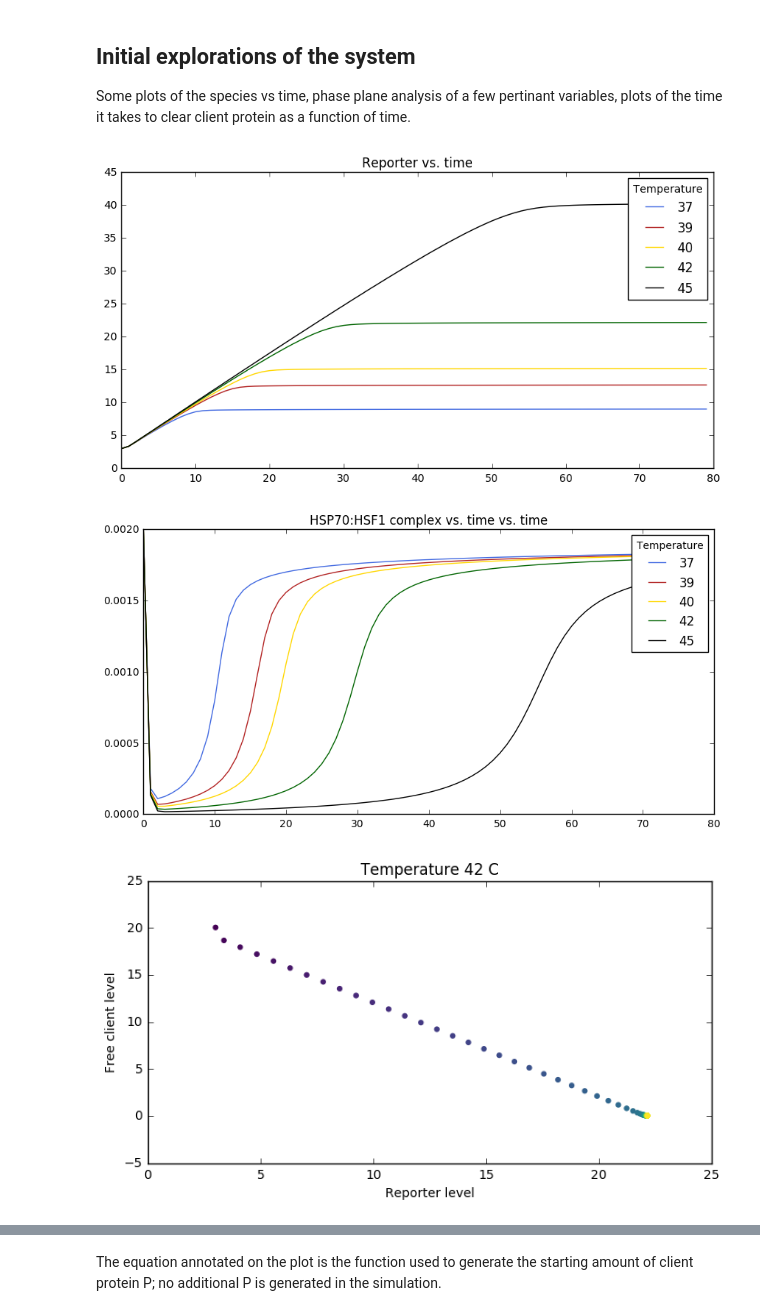
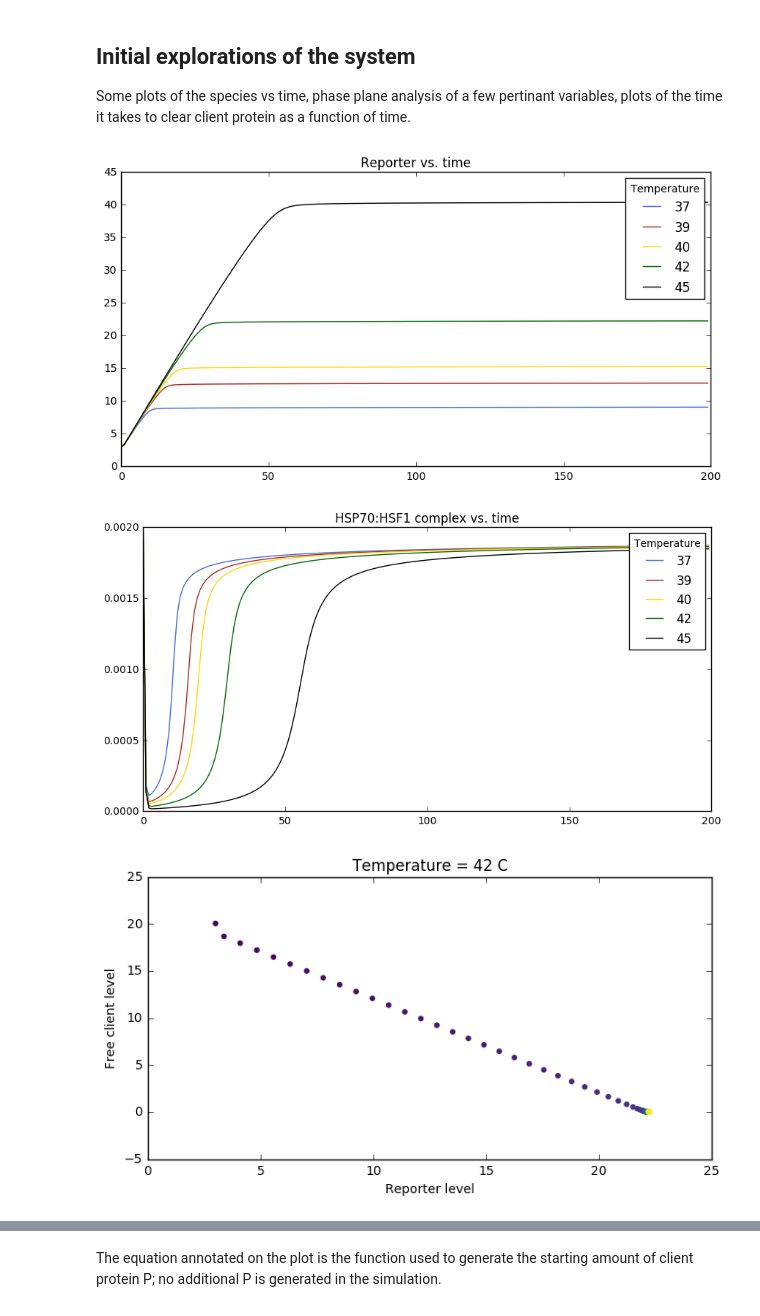
Before and after one commit to haneulyoo/agg_simv2, a Jupyter notebook: zheng-2016-summary.ipynb, the cells around one changed output, grey strips where cells are left out. Drawn from its saved outputs; the diff is of its cells as text; code cells hidden in the pictures.

```diff
--- a/zheng-2016-summary.ipynb
+++ b/zheng-2016-summary.ipynb
@@ -96,7 +96,7 @@ z = []
 
 for t in T:
     UP_0 = 0.0024*np.exp(0.215*t) # generates initial value of UP; empirical
-    time = np.arange(0, 80, 1)
+    time = np.arange(0, 200, 1)
     zinit = np.array([HSP_0, HSF1_0, HSP_HSF1_0, HSP_UP_0, UP_0, YFP_0])
     z.append(odeint(deriv, zinit, time))
 
@@ -111,20 +111,20 @@ Some plots of the species vs time, phase plane analysis of a few pertinant varia
 # %%
 plot_species_vs_time(z, time, colors, names, "Reporter", 5)
 # %% [output]
-[figure, old version]
+[figure, new version]
 # %%
-plot_species_vs_time(z, time, colors, names, "HSP70:HSF1 complex vs. time", [2])
+plot_species_vs_time(z, time, colors, names, "HSP70:HSF1 complex", [2])
 # %% [output]
-[figure, old version]
+[figure, new version]
 # %%
 f = plt.figure(figsize = (8,4))
 ax = f.add_subplot(111)
 ax.scatter(z[3][:,5], z[3][:,4], c = time, cmap = "viridis", linewidths = 0)
 ax.set_ylabel("Free client level")
 ax.set_xlabel("Reporter level")
-ax.set_title("Temperature 42 C")
+ax.set_title("Temperature = 42 C")
 ax.set_ylim(-5, 25)
 plt.show()
 # %% [output]
-[figure, old version]
+[figure, new version]
 # %% [markdown]
```
Also changed, not shown: parts of 6 cells of this notebook.
